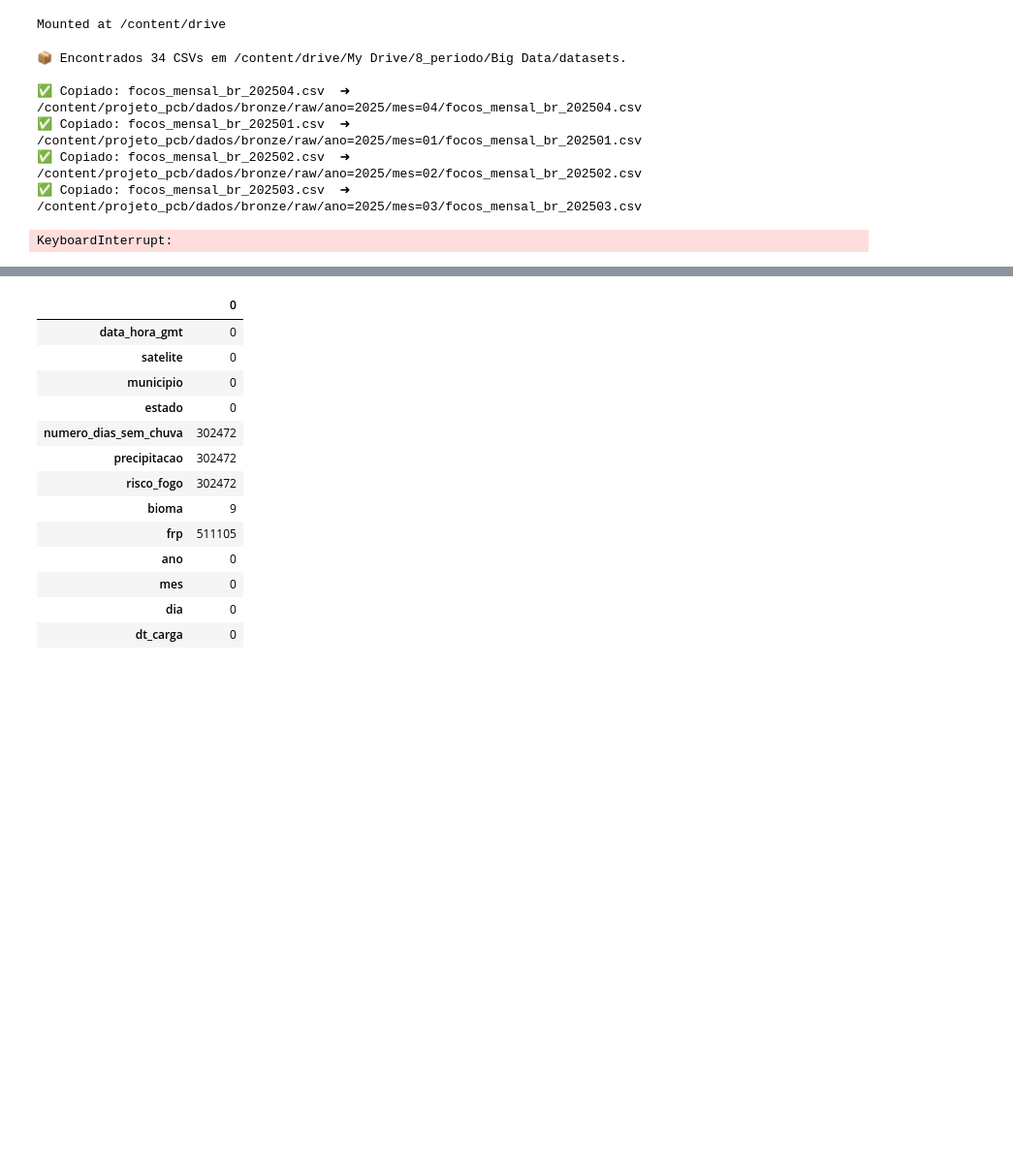
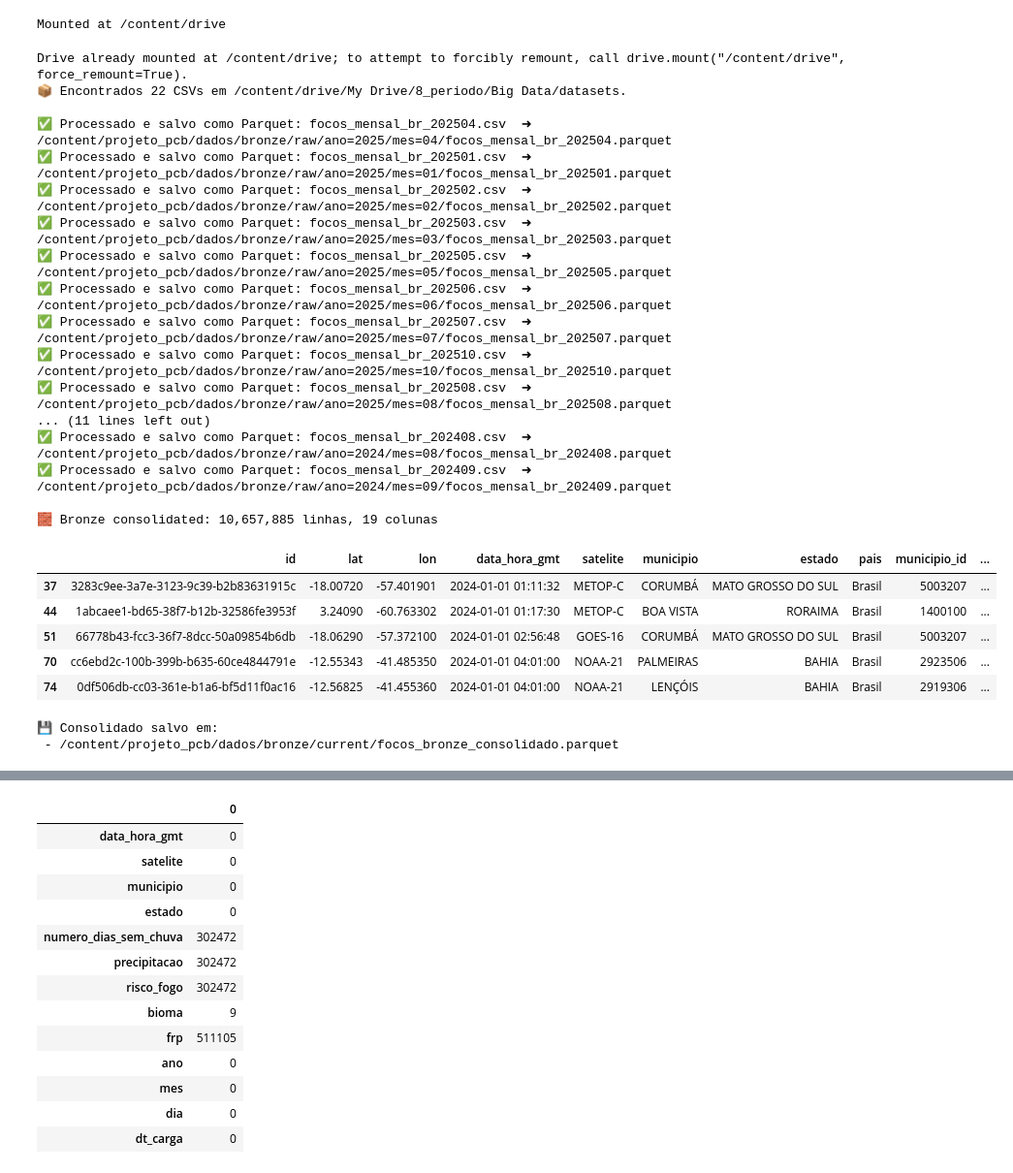
Before and after one commit to Rob-A-B/wildfire-hotspots, a Jupyter notebook: queimadas.ipynb, the cells around one changed output, grey strips where cells are left out. Shown: that part at 97% size. Drawn from its saved outputs; the diff is of its cells as text; code cells hidden in the pictures; blank space fills up the shorter version.

Commit message:
Conversão para Dask (ainda nao funciona em colab)

```diff
--- a/queimadas.ipynb
+++ b/queimadas.ipynb
@@ -43,6 +64,7 @@ import matplotlib.pyplot as plt
 import re
 from google.colab import drive
 import dask.dataframe as dd
+import gc
 
 # Mount Google Drive
 drive.mount('/content/drive')
@@ -60,57 +82,87 @@ DRIVE_CSV_PATH = "/content/drive/My Drive/8_periodo/Big Data/datasets" # Assumin
 os.makedirs(DRIVE_CSV_PATH, exist_ok=True) # Create the directory if it doesn't exist
 
 
-# 1) Descobrir todos os Parquets diretamente em /content/drive/My Drive/Your_Folder_With_Parquets (Assuming you have converted CSVs to Parquet)
-# NOTE: If your files are still CSV, you'll need to convert them to Parquet first.
-arquivos_parquet = [f for f in os.listdir(DRIVE_CSV_PATH) if f.endswith(".parquet") and os.path.isfile(f"{DRIVE_CSV_PATH}/{f}")]
-print(f"📦 Encontrados {len(arquivos_parquet)} Parquet em {DRIVE_CSV_PATH}.\n")
+# 1) Descobrir todos os CSVs diretamente em /content/drive/My Drive/Your_Folder_With_CSVs
+arquivos_csv = [f for f in os.listdir(DRIVE_CSV_PATH) if f.endswith(".csv") and os.path.isfile(f"{DRIVE_CSV_PATH}/{f}")]
+print(f"📦 Encontrados {len(arquivos_csv)} CSVs em {DRIVE_CSV_PATH}.\n")
 
-# 2) Mover/copy to Bronze/raw partitioned and mount list of DataFrames
-dfs = []
-for nome in arquivos_parquet:
+# 2) Mover/copy to Bronze/raw partitioned and read into pandas DataFrames
+for nome in arquivos_csv:
     caminho_src = f"{DRIVE_CSV_PATH}/{nome}"
 
-    # extrai AAAAMM do nome (ex.: focos_mensal_br_202311.parquet)
+    # extrai AAAAMM do nome (ex.: focos_mensal_br_202311.csv)
     m = re.search(r'(\d{6})', nome)
     aaaamm = m.group(1) if m else f"{hoje.year}{hoje:%m}"
     ano, mes = aaaamm[:4], aaaamm[4:]
 
-    # destino particionado
+    # destino particionado (save as parquet in bronze raw)
     dest_dir = os.path.join(BRONZE_RAW, f"ano={ano}", f"mes={mes}")
     os.makedirs(dest_dir, exist_ok=True)
-    caminho_dst = os.path.join(dest_dir, nome)
-
-    # Copy (to keep the original in Drive)
-    shutil.copy(caminho_src, caminho_dst)
-    print(f"✅ Copiado: {nome}  ➜  {caminho_dst}")
+    nome_parquet = nome.replace(".csv", ".parquet")
+    caminho_dst_parquet = os.path.join(dest_dir, nome_parquet)
 
 
-# 3) Consolidate everything into a single Dask DataFrame (Bronze/current)
+    # lê o CSV com pandas
+    try:
+        df_temp = pd.read_csv(caminho_src)
+        df_temp["origem_arquivo"] = nome
+
+        # salva como Parquet em bronze raw
+        df_temp.to_parquet(caminho_dst_parquet, index=False)
+        print(f"✅ Processado e salvo como Parquet: {nome}  ➜  {caminho_dst_parquet}")
+
+        del df_temp # Free up memory
+        gc.collect() # Run garbage collection
+
+    except Exception as e:
+        print(f"⚠️ Erro ao processar {caminho_src}: {e}")
+
+
+# 3) Consolidate everything into a single Dask DataFrame (Bronze/current) by reading the Parquet files
 # Read all parquet files from the raw bronze directory into a single Dask DataFrame
 bronze_ddf = dd.read_parquet(os.path.join(BRONZE_RAW, "*/*/*.parquet"))
 
 # Simple idempotence: remove exact duplicate rows
 # (If desired, change to subset=["id","datahora","latitude","longitude"] if they exist)
 bronze_ddf = bronze_ddf.drop_duplicates()
 
 print(f"\n🧱 Bronze consolidated: {len(bronze_ddf):,} linhas, {bronze_ddf.shape[1]} colunas")
 # For Dask, we use .head() to see the first few rows. This triggers computation.
 display(bronze_ddf.head())
 
+
 # 4) Salva consolidado (Parquet)
 # We will save the consolidated data as a single Parquet file for efficiency with Dask
 out_parquet = os.path.join(BRONZE_CUR, "focos_bronze_consolidado.parquet")
 
 # To save as a single file, we repartition to 1 partition before saving
 bronze_ddf.repartition(npartitions=1).to_parquet(out_parquet)
 
 
 print(f"\n💾 Consolidado salvo em:\n - {out_parquet}")
 # %% [output]
-📦 Encontrados 34 CSVs em /content/drive/My Drive/8_periodo/Big Data/datasets.
+Drive already mounted at /content/drive; to attempt to forcibly remount, call drive.mount("/content/drive", force_remount=True).
+📦 Encontrados 22 CSVs em /content/drive/My Drive/8_periodo/Big Data/datasets.
 
-✅ Copiado: focos_mensal_br_202504.csv  ➜  /content/projeto_pcb/dados/bronze/raw/ano=2025/mes=04/focos_mensal_br_202504.csv
-✅ Copiado: focos_mensal_br_202501.csv  ➜  /content/projeto_pcb/dados/bronze/raw/ano=2025/mes=01/focos_mensal_br_202501.csv
-✅ Copiado: focos_mensal_br_202502.csv  ➜  /content/projeto_pcb/dados/bronze/raw/ano=2025/mes=02/focos_mensal_br_202502.csv
-✅ Copiado: focos_mensal_br_202503.csv  ➜  /content/projeto_pcb/dados/bronze/raw/ano=2025/mes=03/focos_mensal_br_202503.csv
+✅ Processado e salvo como Parquet: focos_mensal_br_202504.csv  ➜  /content/projeto_pcb/dados/bronze/raw/ano=2025/mes=04/focos_mensal_br_202504.parquet
+✅ Processado e salvo como Parquet: focos_mensal_br_202501.csv  ➜  /content/projeto_pcb/dados/bronze/raw/ano=2025/mes=01/focos_mensal_br_202501.parquet
+✅ Processado e salvo como Parquet: focos_mensal_br_202502.csv  ➜  /content/projeto_pcb/dados/bronze/raw/ano=2025/mes=02/focos_mensal_br_202502.parquet
+✅ Processado e salvo como Parquet: focos_mensal_br_202503.csv  ➜  /content/projeto_pcb/dados/bronze/raw/ano=2025/mes=03/focos_mensal_br_202503.parquet
+✅ Processado e salvo como Parquet: focos_mensal_br_202505.csv  ➜  /content/projeto_pcb/dados/bronze/raw/ano=2025/mes=05/focos_mensal_br_202505.parquet
+✅ Processado e salvo como Parquet: focos_mensal_br_202506.csv  ➜  /content/projeto_pcb/dados/bronze/raw/ano=2025/mes=06/focos_mensal_br_202506.parquet
+✅ Processado e salvo como Parquet: focos_mensal_br_202507.csv  ➜  /content/projeto_pcb/dados/bronze/raw/ano=2025/mes=07/focos_mensal_br_202507.parquet
+✅ Processado e salvo como Parquet: focos_mensal_br_202510.csv  ➜  /content/projeto_pcb/dados/bronze/raw/ano=2025/mes=10/focos_mensal_br_202510.parquet
+✅ Processado e salvo como Parquet: focos_mensal_br_202508.csv  ➜  /content/projeto_pcb/dados/bronze/raw/ano=2025/mes=08/focos_mensal_br_202508.parquet
+... (11 lines left out)
+✅ Processado e salvo como Parquet: focos_mensal_br_202408.csv  ➜  /content/projeto_pcb/dados/bronze/raw/ano=2024/mes=08/focos_mensal_br_202408.parquet
+✅ Processado e salvo como Parquet: focos_mensal_br_202409.csv  ➜  /content/projeto_pcb/dados/bronze/raw/ano=2024/mes=09/focos_mensal_br_202409.parquet
+
+🧱 Bronze consolidated: 10,657,885 linhas, 19 colunas
+|  | id | lat | lon | data_hora_gmt | satelite | municipio | estado | pais | municipio_id | ... |
+| 37 | 3283c9ee-3a7e-3123-9c39-b2b83631915c | -18.00720 | -57.401901 | 2024-01-01 01:11:32 | METOP-C | CORUMBÁ | MATO GROSSO DO SUL | Brasil | 5003207 | ... |
+| 44 | 1abcaee1-bd65-38f7-b12b-32586fe3953f | 3.24090 | -60.763302 | 2024-01-01 01:17:30 | METOP-C | BOA VISTA | RORAIMA | Brasil | 1400100 | ... |
+| 51 | 66778b43-fcc3-36f7-8dcc-50a09854b6db | -18.06290 | -57.372100 | 2024-01-01 02:56:48 | GOES-16 | CORUMBÁ | MATO GROSSO DO SUL | Brasil | 5003207 | ... |
+| 70 | cc6ebd2c-100b-399b-b635-60ce4844791e | -12.55343 | -41.485350 | 2024-01-01 04:01:00 | NOAA-21 | PALMEIRAS | BAHIA | Brasil | 2923506 | ... |
+| 74 | 0df506db-cc03-361e-b1a6-bf5d11f0ac16 | -12.56825 | -41.455360 | 2024-01-01 04:01:00 | NOAA-21 | LENÇÓIS | BAHIA | Brasil | 2919306 | ... |
-KeyboardInterrupt:
+💾 Consolidado salvo em:
+ - /content/projeto_pcb/dados/bronze/current/focos_bronze_consolidado.parquet
```
Also changed, not shown: parts of 14 cells of this notebook.
